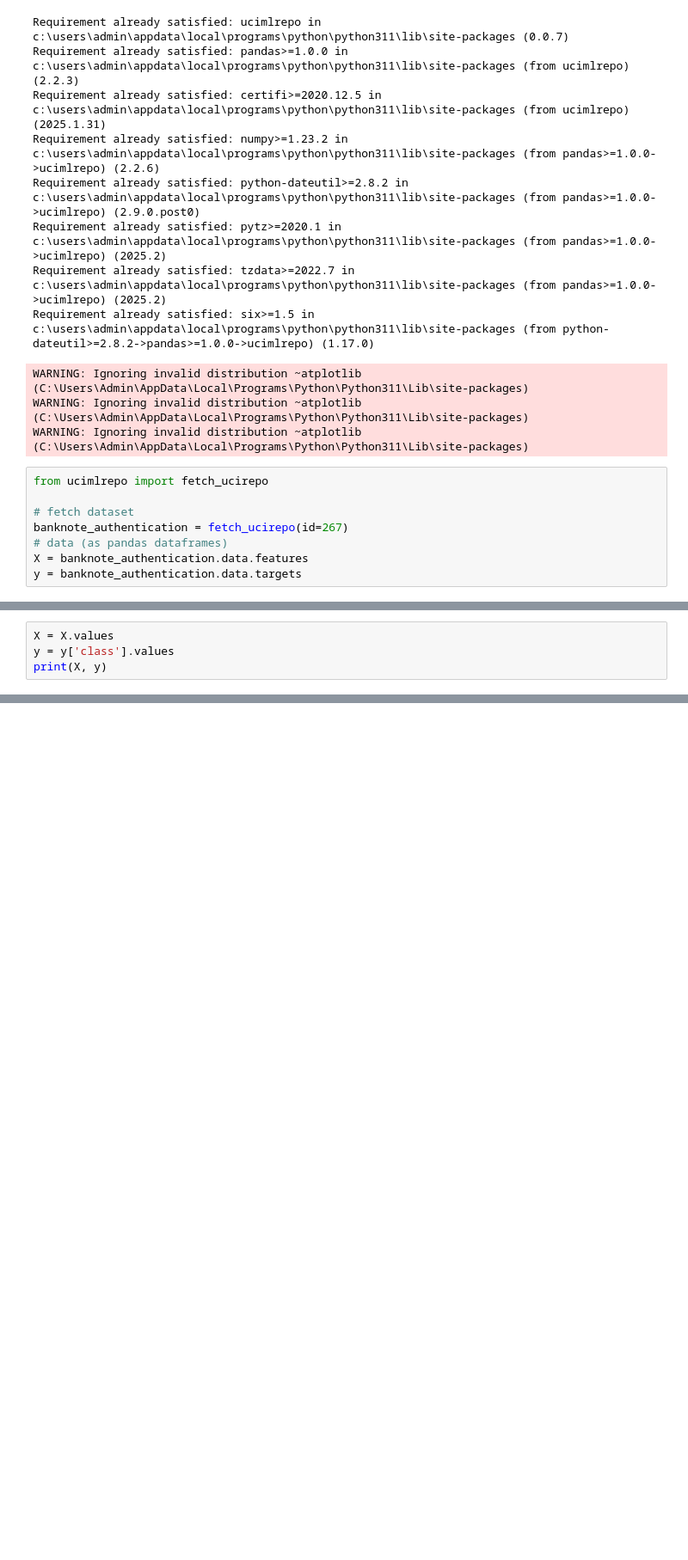
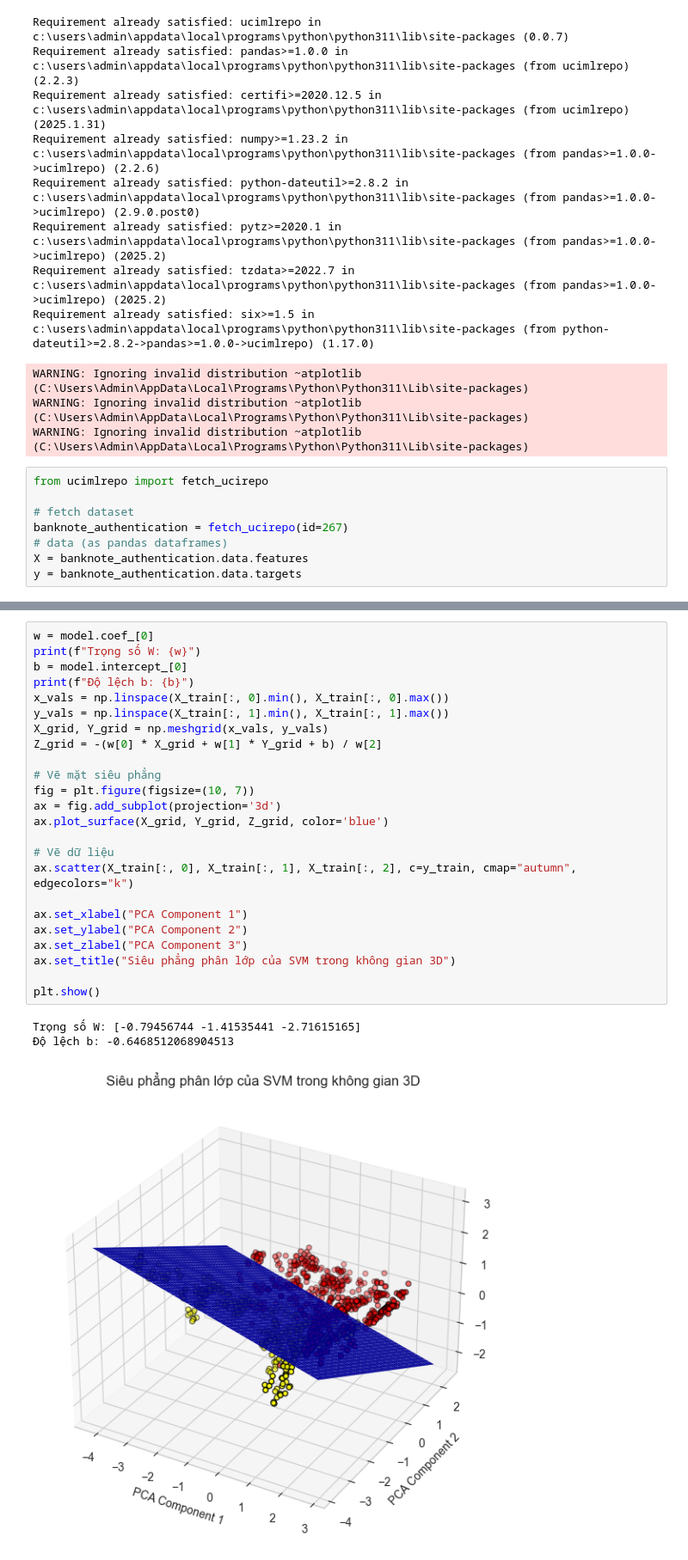
Before and after one commit to DungQuanPhung/Main, a Jupyter notebook: Bài tập Data Mining Tuần 9.ipynb, the cells around one changed output, grey strips where cells are left out. Shown at 86% size. Saved outputs shown, nothing was run; the diff lists cells and outputs as text; blank space fills up the shorter version.

```diff
--- a/Bài tập Data Mining Tuần 9.ipynb
+++ b/Bài tập Data Mining Tuần 9.ipynb
@@ -191,4 +191,0 @@ plt.show()
-# %%
-X = X.values
-y = y['class'].values
-print(X, y)
@@ -261,0 +221,28 @@ plt.show()
+# %%
+w = model.coef_[0]
+print(f"Trọng số W: {w}")
+b = model.intercept_[0]
+print(f"Độ lệch b: {b}")
+x_vals = np.linspace(X_train[:, 0].min(), X_train[:, 0].max())
+y_vals = np.linspace(X_train[:, 1].min(), X_train[:, 1].max())
+X_grid, Y_grid = np.meshgrid(x_vals, y_vals)
+Z_grid = -(w[0] * X_grid + w[1] * Y_grid + b) / w[2]
+
+# Vẽ mặt siêu phẳng
+fig = plt.figure(figsize=(10, 7))
+ax = fig.add_subplot(projection='3d')
+ax.plot_surface(X_grid, Y_grid, Z_grid, color='blue')
+
+# Vẽ dữ liệu
+ax.scatter(X_train[:, 0], X_train[:, 1], X_train[:, 2], c=y_train, cmap="autumn", edgecolors="k")
+
+ax.set_xlabel("PCA Component 1")
+ax.set_ylabel("PCA Component 2")
+ax.set_zlabel("PCA Component 3")
+ax.set_title("Siêu phẳng phân lớp của SVM trong không gian 3D")
+
+plt.show()
+# %% [output]
+Trọng số W: [-0.79456744 -1.41535441 -2.71615165]
+Độ lệch b: -0.6468512068904513
+[figure, added]
```
Also changed, not shown: parts of 8 cells of this notebook.
